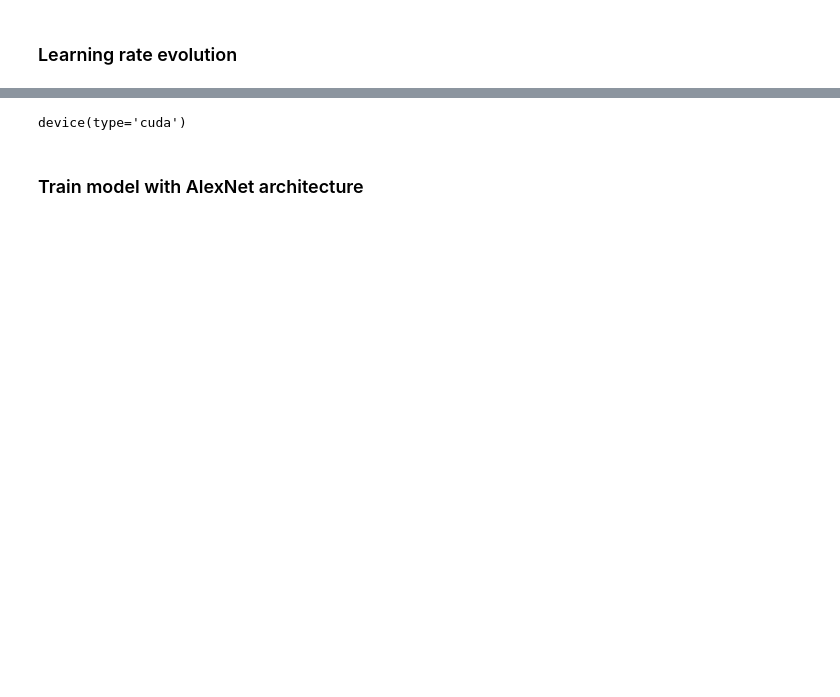
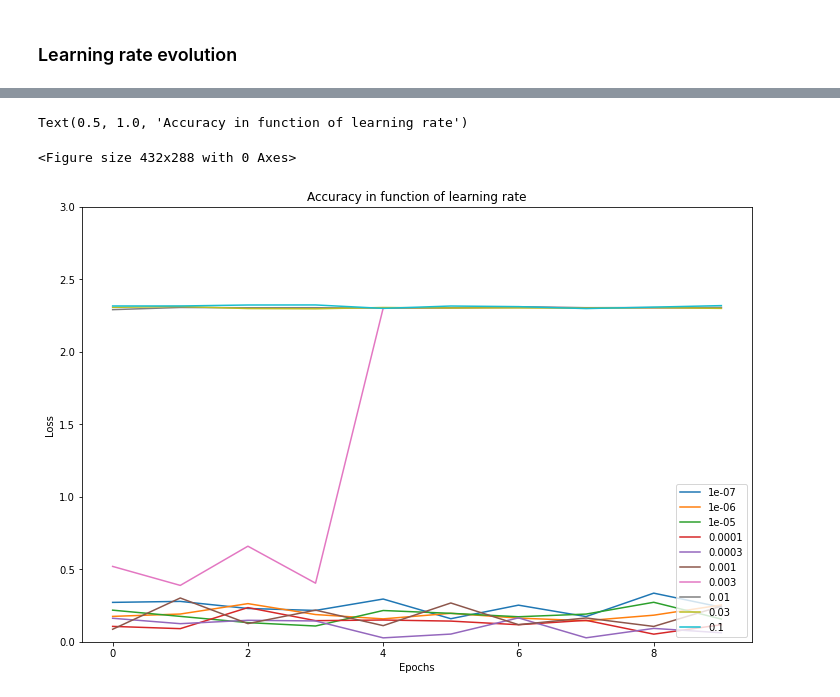
Before and after one commit to tcotte/CNN_Pytorch, a Jupyter notebook: fashion_mnist.ipynb, the cells around one changed output, grey strips where cells are left out. Cells and saved outputs as stored; diff of their text form; code cells hidden in the pictures; blank space fills up the shorter version.

```diff
--- a/fashion_mnist.ipynb
+++ b/fashion_mnist.ipynb
@@ -196,19 +245,28 @@ plt.title("Accuracy in function of learning rate")
+# %%
+def filter_losses(losses, EPOCHS):
+  losses_filtered = []
+  for i in range(EPOCHS):
+    if i==0:
+      losses_filtered.append(losses[nb_batch-1])
+    else:
+      losses_filtered.append(losses[nb_batch-1+nb_batch*i])
+  return losses_filtered
 # %%
 fig = plt.figure()
 x = np.arange(10)
 
-cnt = 1 # because I don't remove the first accuracies instead it is 0
+cnt = 0
 fig = plt.figure(figsize=(12, 8))
 for lr in learning_rates:
-  plt.plot(x, accuracies[cnt*10:(cnt+1)*10], label=str(lr))
+  plt.plot(x, filter_losses(losses, len(learning_rates*EPOCHS))[cnt*10:(cnt+1)*10], label=str(lr))
   cnt+=1
 
 plt.legend(loc='lower right')
 plt.xlabel("Epochs")
-plt.ylabel("Accuracy")
-plt.ylim(0,1)
+plt.ylabel("Loss")
+plt.ylim(0,3)
 plt.title("Accuracy in function of learning rate")
 # %% [output]
-device(type='cuda')
+Text(0.5, 1.0, 'Accuracy in function of learning rate')
+<Figure size 432x288 with 0 Axes>
+[figure, added]
-# %% [markdown]
-### Train model with AlexNet architecture
```
Also changed, not shown: parts of 21 cells of this notebook.
